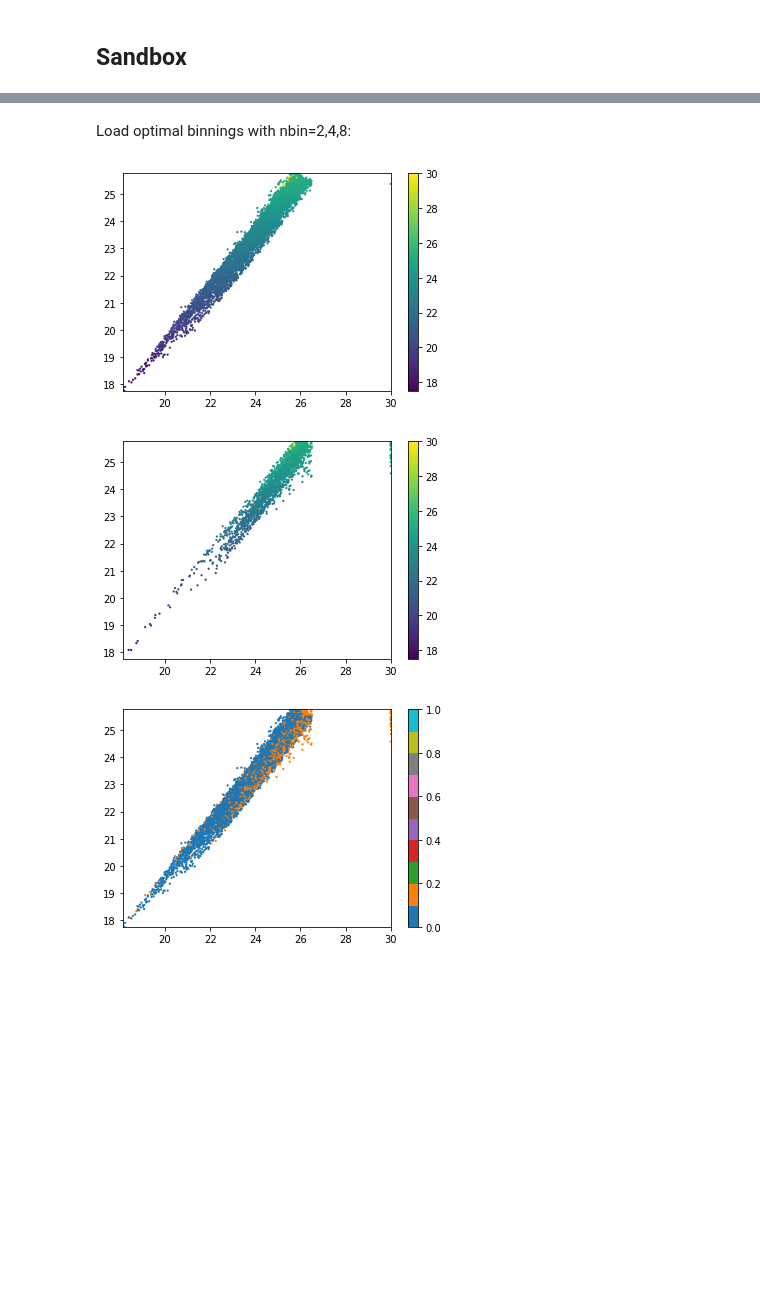
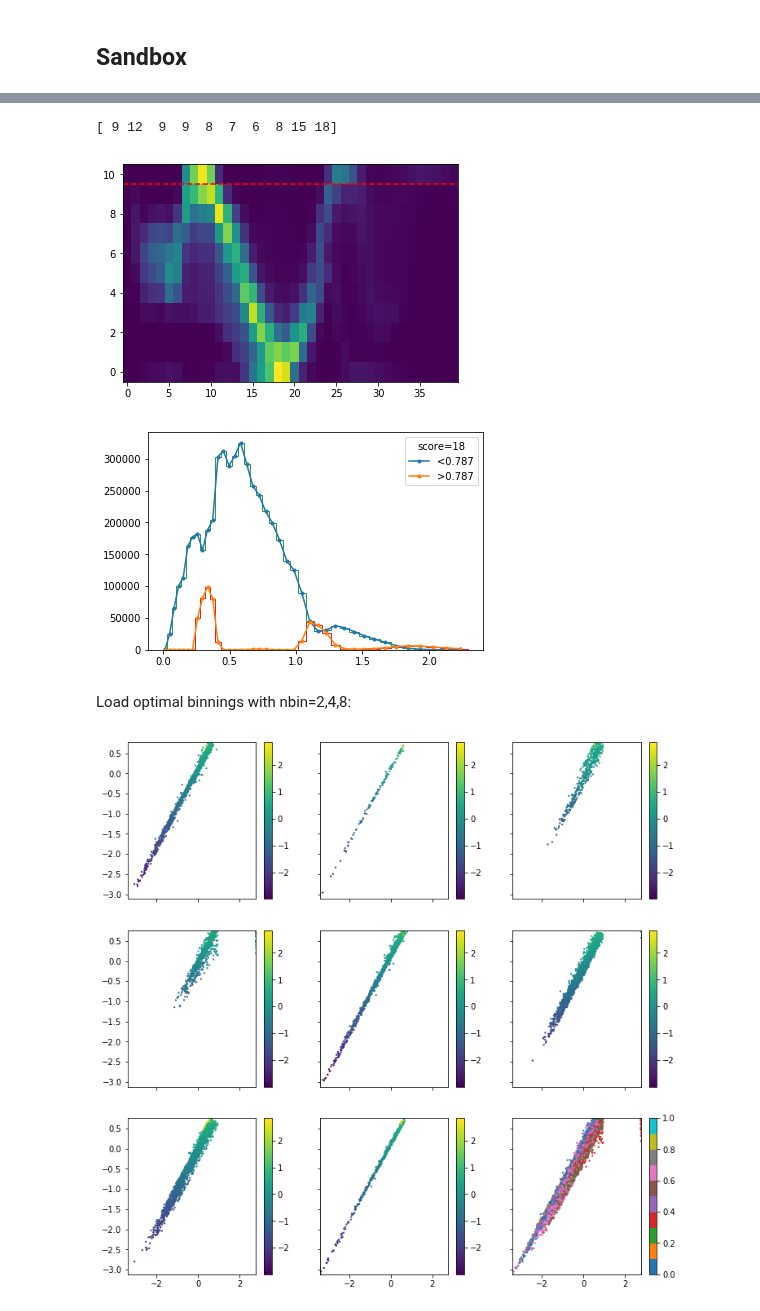
Before and after one commit to dkirkby/zotbin, a Jupyter notebook: Group.ipynb, the cells around one changed output, grey strips where cells are left out. Drawn from its saved outputs; the diff is of its cells as text; code cells hidden in the pictures; blank space fills up the shorter version.

```diff
--- a/Group.ipynb
+++ b/Group.ipynb
@@ -31,0 +52,2 @@ Loaded 5410171 training rows.
+# %%
+train_features, preproc = prepare_features(train_data)
@@ -44,6 +74,9 @@ def prepare(band='i', nmax=None, shuffle=False, seed=123):
     return np.concatenate((colors[idx], train_data[idx, i:i + 1]), axis=1), train_z[idx]
 # %%
 X, z = prepare()
+# %%
+X = train_features[:, [5,6,7]]
+z = train_z
 # %% [markdown]
 Specify hyperparameters:
 # %%
@@ -247,3 +362,9 @@ plt.plot(phi[np.argsort(phi)], '.');
+# %%
+best_axis_split(train_features[:, 7], z, zedges, nsplit=10, maxfrac=5e-4, plot=True);
+# %% [output]
+[ 9 12  9  9  8  7  6  8 15 18]
+[figure, added]
+[figure, added]
 # %% [markdown]
 Load optimal binnings with nbin=2,4,8:
 # %%
@@ -258,24 +379,25 @@ def plot_scatter(X, labels=label2, clip_pct=0):
     # Calculate plot limits.
     limits = np.percentile(X, (clip_pct, 100 - clip_pct), axis=0).T
 
+    fig, axes = plt.subplots(3, 3, sharex=True, sharey=True, figsize=(12,12))
+    axes = axes.flat
+
     nlabel = labels.max() + 1
     for i in range(nlabel):
+        ax = axes[i]
         sel = labels == i
-        plt.scatter(X[sel, 0], X[sel, 1], lw=0, s=5, c=X[sel, 2], vmin=limits[2,0], vmax=limits[2,1])
-        plt.xlim(*limits[0])
-        plt.ylim(*limits[1])
-        plt.colorbar()
-        plt.show()
+        S = ax.scatter(X[sel, 0], X[sel, 1], lw=0, s=5, c=X[sel, 2], vmin=limits[2,0], vmax=limits[2,1])
+        ax.set_xlim(*limits[0])
+        ax.set_ylim(*limits[1])
+        plt.colorbar(S, ax=ax)
 
-    plt.scatter(X[:, 0], X[:, 1], lw=0, s=5, c=0.1 * labels + 0.05, cmap='tab10', vmin=0, vmax=1)
-    plt.xlim(*limits[0])
-    plt.ylim(*limits[1])
-    plt.colorbar()
-    plt.show()
+    ax = axes[-1]
+    S = ax.scatter(X[:, 0], X[:, 1], lw=0, s=5, c=0.1 * labels + 0.05, cmap='tab10', vmin=0, vmax=1)
+    ax.set_xlim(*limits[0])
+    ax.set_ylim(*limits[1])
+    plt.colorbar(S, ax=ax)
 # %%
-plot_scatter(train_data[:10000], clip_pct=0.1)
+plot_scatter(train_features[:10000,[0,1,2]], labels=label8, clip_pct=0.1)
 # %% [output]
-[figure, old version]
+[figure, new version]
-[figure, removed]
-[figure, removed]
 # %%
```
Also changed, not shown: parts of 22 cells of this notebook, 1 other file.
